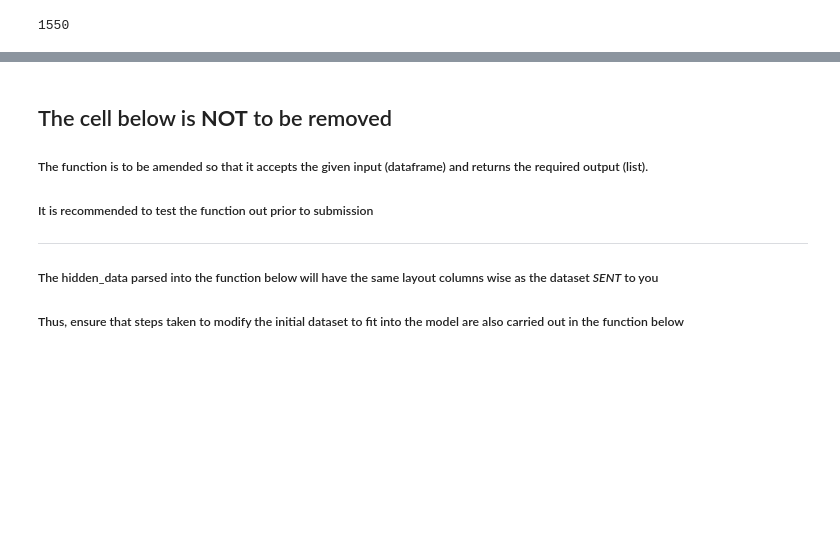
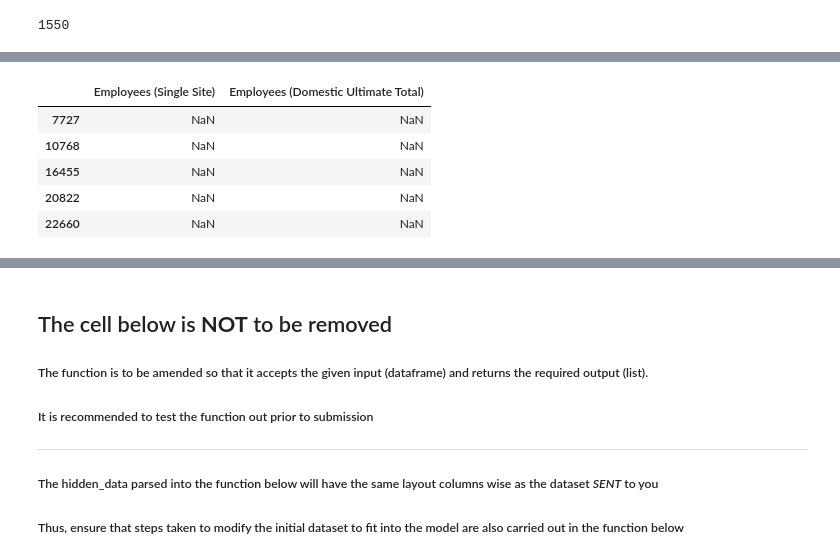
Before and after one commit to siruislybro/NUS-SDS-Datathon-Champion, a Jupyter notebook: NUS_DATATHON_CHAMPION_TEAM NAME.ipynb, the cells around one changed output, grey strips where cells are left out. Saved outputs shown, nothing was run; the diff lists cells and outputs as text; code cells hidden in the pictures; blank space fills up the shorter version.

```diff
--- a/NUS_DATATHON_CHAMPION_TEAM NAME.ipynb
+++ b/NUS_DATATHON_CHAMPION_TEAM NAME.ipynb
@@ -111,0 +147,17 @@ Name: Employees (Domestic Ultimate Total), dtype: float64
+# %%
+## Run OLS on Employees (Domestic Ultimate Total) using Emplyees (Single Site)
+result = sm.ols(formula="df['Employees (Domestic Ultimate Total)'] ~ df['Employees (Single Site)']", data=df).fit()
+#print(result.summary())
+# the result is significant, so can replace missing values with Employees (Single Site)
+
+new_df['Employees (Domestic Ultimate Total)']= new_df['Employees (Domestic Ultimate Total)'].fillna(new_df['Employees (Single Site)'])
+
+# only five rows where we cannot replace with Employees (Single Site) -> remove these rows?
+new_df.loc[new_df['Employees (Domestic Ultimate Total)'].isna()][['Employees (Single Site)','Employees (Domestic Ultimate Total)']]
+# %% [output]
+|  | Employees (Single Site) | Employees (Domestic Ultimate Total) |
+| 7727 | NaN | NaN |
+| 10768 | NaN | NaN |
+| 16455 | NaN | NaN |
+| 20822 | NaN | NaN |
+| 22660 | NaN | NaN |
```
Also changed, not shown: parts of 8 cells of this notebook.
